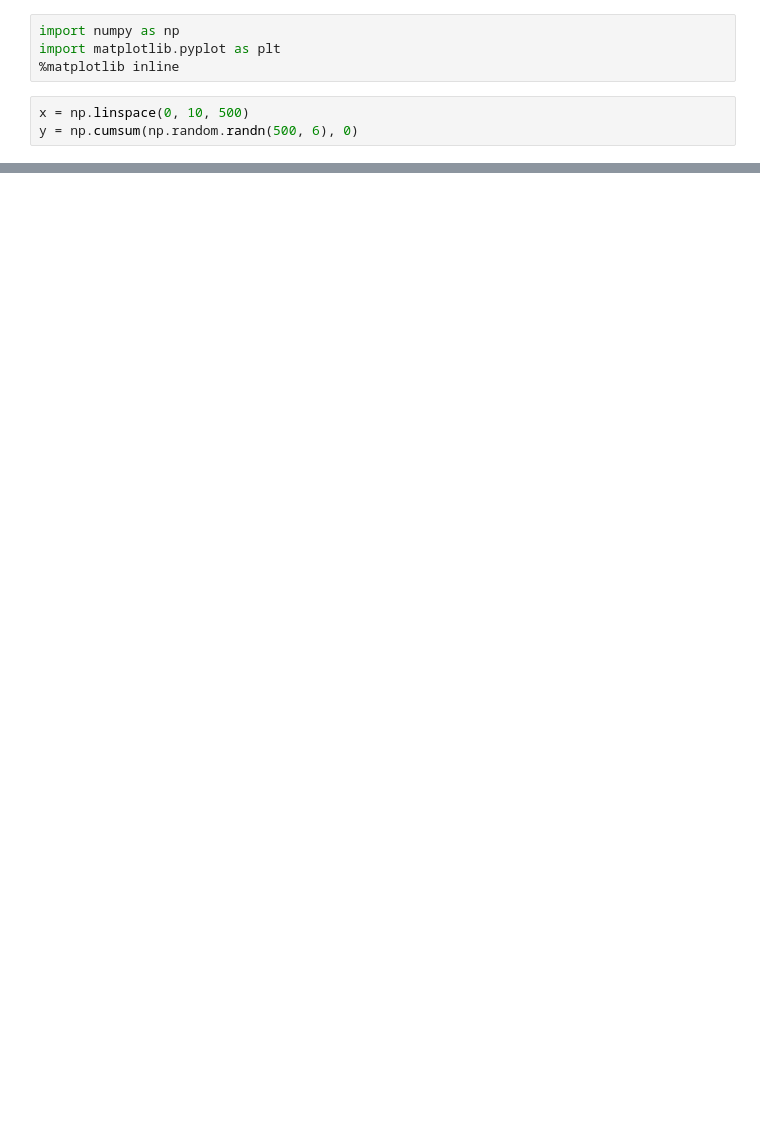
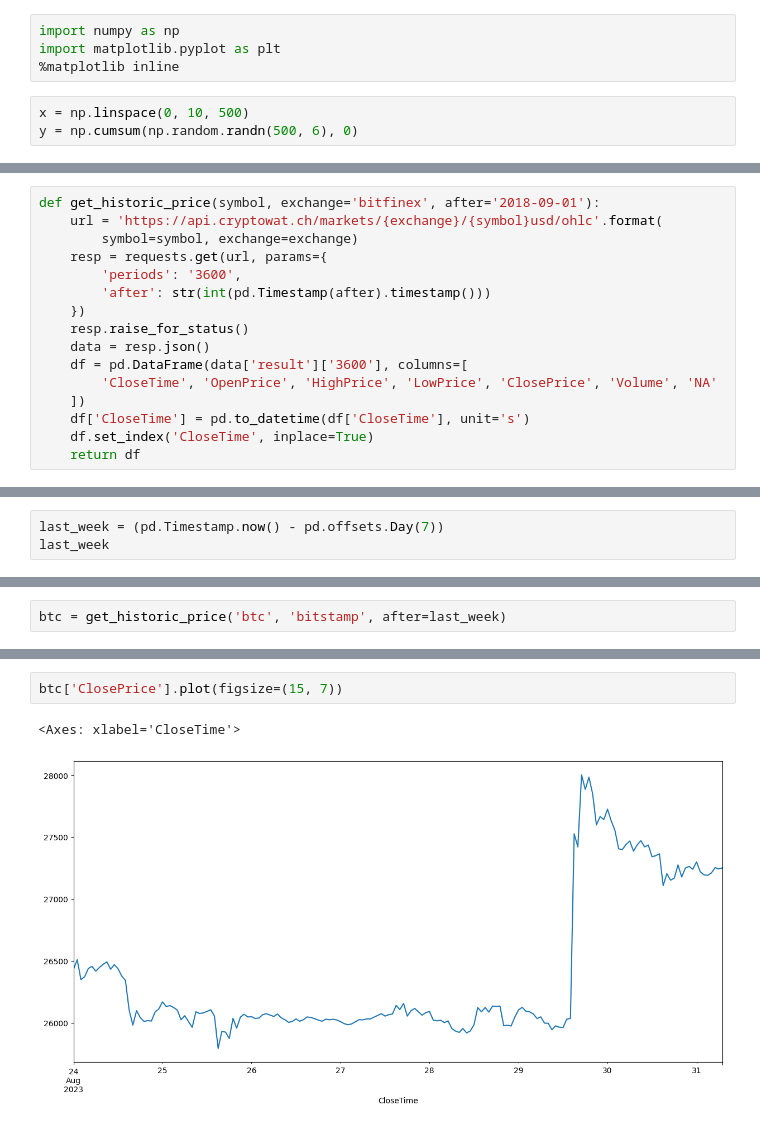
Before and after one commit to natalyalangford/DataAnalysisExercises, a Jupyter notebook: pandas_exercises/exercise2.ipynb, the cells around one changed output, grey strips where cells are left out. Cells and saved outputs as stored; diff of their text form; blank space fills up the shorter version.

```diff
--- a/pandas_exercises/exercise2.ipynb
+++ b/pandas_exercises/exercise2.ipynb
@@ -14,0 +20,16 @@ plt.legend('ABCDEF', ncol=2, loc='upper left')
+# %%
+def get_historic_price(symbol, exchange='bitfinex', after='2018-09-01'):
+    url = 'https://api.cryptowat.ch/markets/{exchange}/{symbol}usd/ohlc'.format(
+        symbol=symbol, exchange=exchange)
+    resp = requests.get(url, params={
+        'periods': '3600',
+        'after': str(int(pd.Timestamp(after).timestamp()))
+    })
+    resp.raise_for_status()
+    data = resp.json()
+    df = pd.DataFrame(data['result']['3600'], columns=[
+        'CloseTime', 'OpenPrice', 'HighPrice', 'LowPrice', 'ClosePrice', 'Volume', 'NA'
+    ])
+    df['CloseTime'] = pd.to_datetime(df['CloseTime'], unit='s')
+    df.set_index('CloseTime', inplace=True)
+    return df
@@ -14,0 +40,3 @@ plt.legend('ABCDEF', ncol=2, loc='upper left')
+# %%
+last_week = (pd.Timestamp.now() - pd.offsets.Day(7))
+last_week
@@ -14,0 +45,2 @@ plt.legend('ABCDEF', ncol=2, loc='upper left')
+# %%
+btc = get_historic_price('btc', 'bitstamp', after=last_week)
@@ -14,0 +61,5 @@ plt.legend('ABCDEF', ncol=2, loc='upper left')
+# %%
+btc['ClosePrice'].plot(figsize=(15, 7))
+# %% [output]
+<Axes: xlabel='CloseTime'>
+[figure, added]
```
Also changed, not shown: parts of 18 cells of this notebook, 1 other file.
